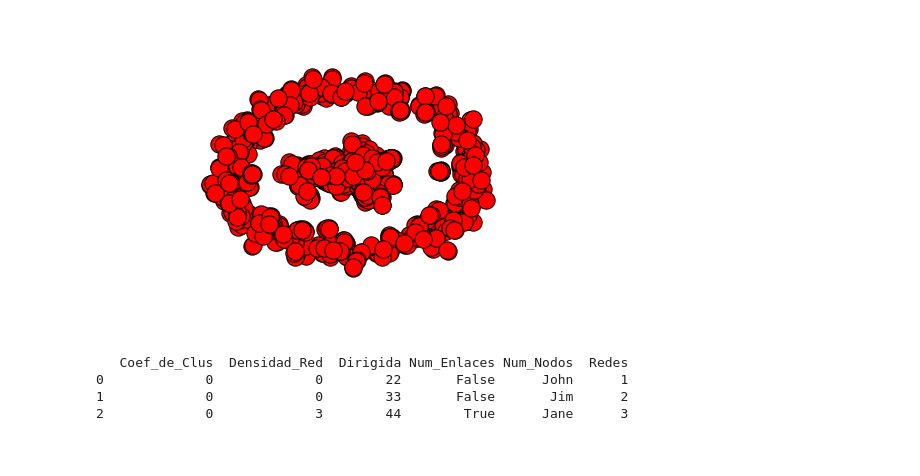
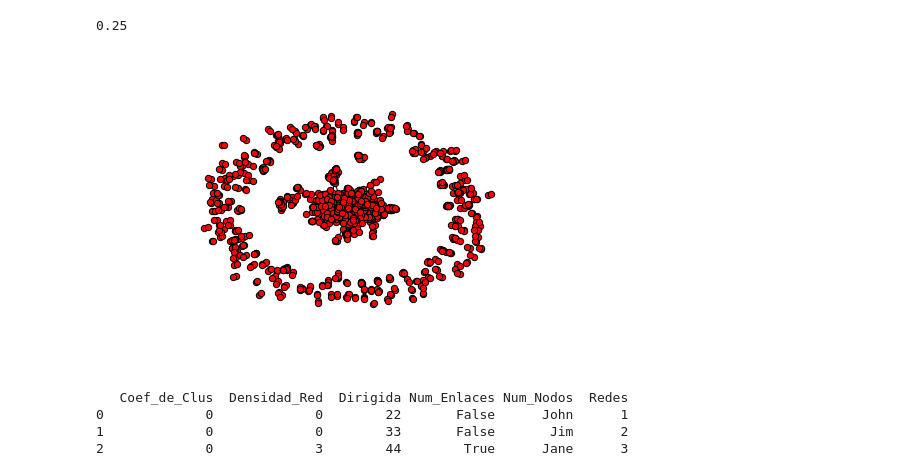
Before and after one commit to Juanfio/FacuyJuan_2018, a Jupyter notebook: Trabajo_Practico_1.ipynb, the cells around one changed output. Cells and saved outputs as stored; diff of their text form; code cells hidden in the pictures.

Commit message:
Avance Punto 1 - 31/08

```diff
--- a/Trabajo_Practico_1.ipynb
+++ b/Trabajo_Practico_1.ipynb
@@ -12,38 +12,55 @@ def ldata(archive):
         col=line.split()
         data.append(col)
     return data
 AP_MS = ldata ("yeast_AP-MS.txt")
 
 #Punto 1.b.i y 1.b.ii
 def num_nod_edges(archive):
     data=ldata(archive)
     g = nx.Graph ()
     nod_edges = []
     for i in range (len(data)):
         g.add_nodes_from (data[i])
         g.add_edge (data[i][0],data[i][1])
     N=g.number_of_nodes()
     L=g.number_of_edges()
     nod_edges.append (N)
     nod_edges.append (L)
     return nod_edges
 
-#Punto 1.b.v
-densidad_red = (num_prueba [1] *2)/(num_prueba[0]*(num_prueba[0] -1))
-#
+N_nod_edges = num_nod_edges ("yeast_AP-MS.txt")
+#Punto 1.b.vi
+densidad_red = (N_nod_edges [1] *2)/(N_nod_edges[0]*(N_nod_edges[0] -1))
+
+#Punto 1.b.vi
+# Clustering coefficient
+print (nx.transitivity(g))
+# Clustering coefficient for nodes
+def clus_local_prom (grafo):
+    clus_nod = nx.clustering(g)     #Devuelve dic - Prot y clus son las proteinas y los coeficientes de c/u -
+    prot = clus_nod.keys()          #luego las transformo en listas.
+    clus = clus_nod.values()
+    prot_list = list (prot)
+    clus_list = list (clus)
+    print (clus_list)
+    for i in range (len(clus_list)):
+        suma_clus_local = sum (clus_list)
+        promedio_clus_local = suma_clus_local/len (clus_list)
+    return promedio_clus_local
 
 
 
 g = nx.Graph ()
 
 for i in range (len(AP_MS)):
     g.add_nodes_from (AP_MS[i])
     g.add_edge (AP_MS[i][0],AP_MS[i][1])
 
-nx.draw(g, with_labels=False, font_weight='bold')
+nx.draw(g,node_size = 40,with_labels=False, font_weight='bold')
 plt.show ()
 # %% [output]
+0.25
-[figure, old version]
+[figure, new version]
 # %%
 #Para hacer tablas
 import networkx as nx
```
Also changed, not shown: parts of 3 cells of this notebook.
